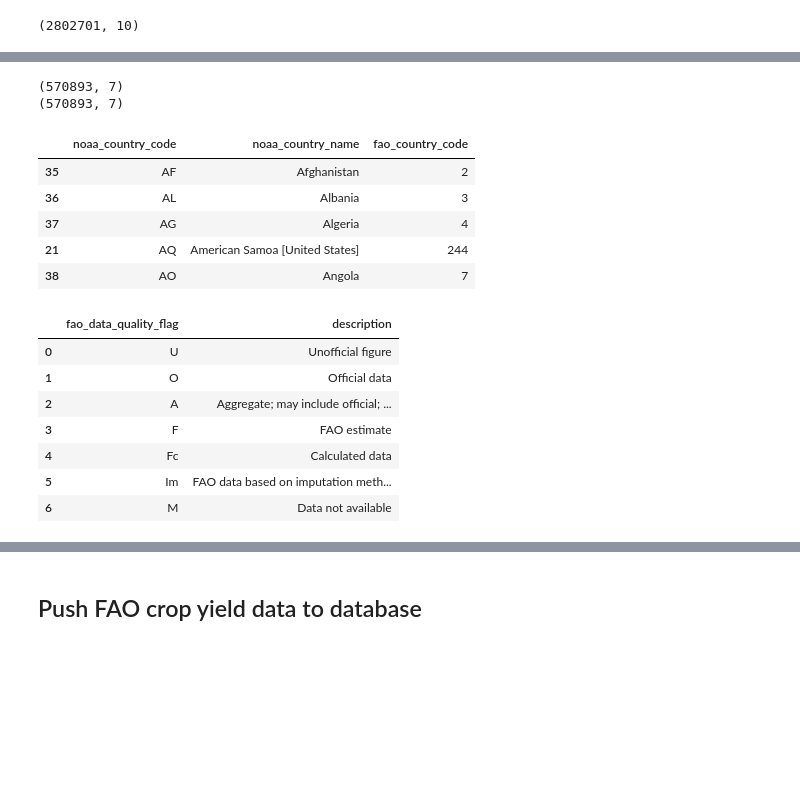
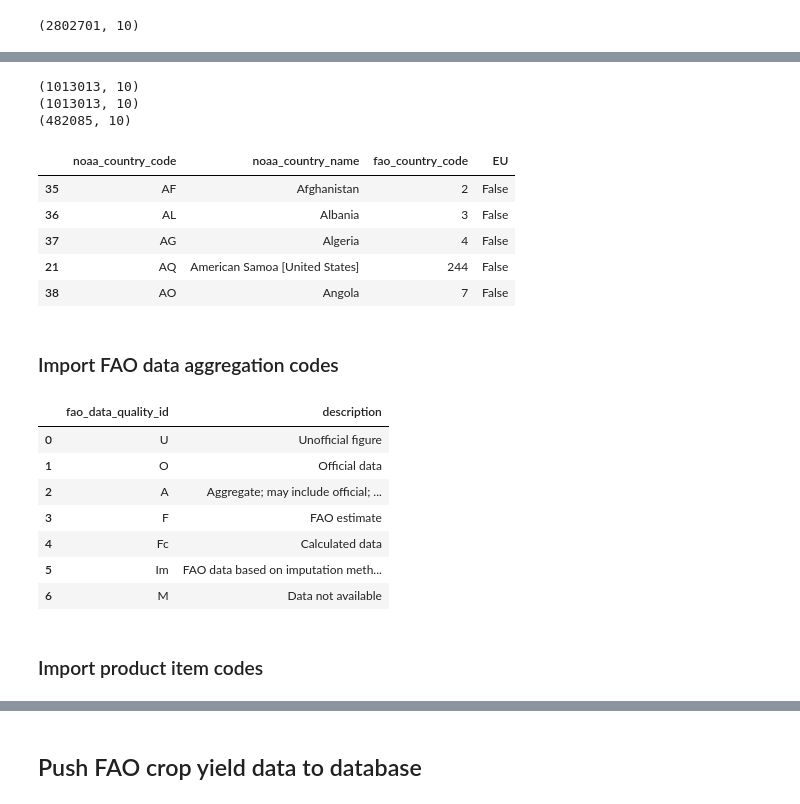
Before and after one commit to Donal-Flanagan/WBS_coding_school_data_science_bootcamp, a Jupyter notebook: climate_change_project/crop_yield_preprocessing_normalized.ipynb, the cells around one changed output, grey strips where cells are left out. Cells and saved outputs as stored; diff of their text form; code cells hidden in the pictures; blank space fills up the shorter version.

```diff
--- a/climate_change_project/crop_yield_preprocessing_normalized.ipynb
+++ b/climate_change_project/crop_yield_preprocessing_normalized.ipynb
@@ -71,6 +68,0 @@ fao_country_data.shape
-# %%
-# Load the noaa ghcnd countries
-noaa_file_path = './data/noaa_ghcn_aws_data/'
-noaa_countries_file_name = 'ghcnd-countries'
-noaa_countries = pd.read_fwf(f"{noaa_file_path}{noaa_countries_file_name}.txt", header=None, names = ["FIPS_country_code", "ghcnd_country"])
-noaa_countries.shape
@@ -78,0 +71,17 @@ noaa_countries.shape
+# %%
+# Load the fao countries
+fao_country_data = fao_crop_yield_data.groupby(['fao_country_name', 'fao_country_code']).year.agg(['min', 'max'])
+fao_country_data.reset_index(inplace=True)
+# Merge with the FIPS country codes
+country_codes = pd.DataFrame(FIPS_10_country_codes)
+country_codes = country_codes.merge(fao_country_data, how='inner', left_on='country_name', right_on='fao_country_name')
+# Load the noaa ghcnd countries
+noaa_file_path = './data/noaa_ghcn_aws_data/'
+noaa_countries_file_name = 'ghcnd-countries'
+ghcnd_countries = pd.read_fwf(f"{noaa_file_path}{noaa_countries_file_name}.txt", header=None, names = ["noaa_country_code", "noaa_country_name"])
+# Join the noaa countries
+country_codes = country_codes.merge(ghcnd_countries, how='inner', left_on='noaa_country_code', right_on='noaa_country_code')
+
+country_codes.drop(['noaa_country_name', 'fao_country_name'], axis=1, inplace=True)
+country_codes.rename(columns={'min': '', '': '', '': 'min'})
+country_codes.head()
@@ -78,0 +103,4 @@ noaa_countries.shape
+# %%
+for country in fao_country_data.fao_country_name.values:
+    if country not in FIPS_10_fao_country_codes_df.fao_country_name.values:
+        print(country)
@@ -140,6 +224,12 @@ for country in fao_countries:
             'noaa_country_code': np.nan,
         })
 country_data = pd.DataFrame(country_data).sort_values(['noaa_country_name', 'fao_country_name'])
-country_data.dropna(inplace=True)
-country_data.head()
+#country_data.dropna(inplace=True)
+
+eu_countries = ['Austria', 'Belgium', 'Bulgaria', 'Croatia', 'Cyprus', 'Czech Republic', 'Denmark', 'Estonia', 'Finland', 'France', 'Germany', 'Greece', 'Hungary', 'Ireland', 'Italy', 'Latvia', 'Lithuania', 'Luxembourg', 'Malta', 'Netherlands', 'Poland', 'Portugal', 'Romania', 'Slovakia', 'Slovenia', 'Spain', 'Sweden']
+#country_data[(country_data.noaa_country_name.isin(eu_countries)) | (country_data.fao_country_name.isin(eu_countries))]
+country_data['EU'] = country_data.noaa_country_name.apply(lambda x: True if x in eu_countries else False)
+
+
+country_data[country_data.noaa_country_code.isna()]
 # %% [output]
@@ -155,42 +496,49 @@ country_data.head()
 fao_crop_yield_data = fao_crop_yield_data[fao_crop_yield_data.fao_country_code.isin(country_data.fao_country_code)]
 
 # Remove rows relating to unnecessary production_types.
-# Yield = production/area_harvested so we can drop those two rows. The rest are for animals, which do not depend on weather.
-production_types_to_drop = ['Area harvested', 'Production', 'Stocks', 'Laying', 'Producing Animals/Slaughtered', 'Yield/Carcass Weight', 'Milk Animals', 'Prod Popultn']
+# Yield = production/area_harvested so we can drop those two rows.
 print(fao_crop_yield_data.shape)
-fao_crop_yield_data = fao_crop_yield_data[~fao_crop_yield_data.production_type.isin(production_types_to_drop)]
+fao_crop_yield_data = fao_crop_yield_data[~fao_crop_yield_data.production_type.isin(['Area harvested', 'Production'])]
+# Products with other production types are animals, which do not depend on weather.
+# Find the corresponding product_ids and drop them
+print(fao_crop_yield_data.shape)
+product_types_to_drop = ['Stocks', 'Laying', 'Producing Animals/Slaughtered', 'Yield/Carcass Weight', 'Milk Animals', 'Prod Popultn']
+products_to_drop = fao_crop_yield_data[fao_crop_yield_data.production_type.isin(production_types_to_drop)].product_id.unique()
+fao_crop_yield_data = fao_crop_yield_data[~fao_crop_yield_data.product_id.isin(products_to_drop)]
 print(fao_crop_yield_data.shape)
 
 # Removing unnecessary columns
 fao_crop_yield_data.drop(['fao_country_name', 'product', 'production_type_id', 'production_type'], axis=1, inplace=True, errors='ignore')
 # %% [output]
-(570893, 7)
-(570893, 7)
+(1013013, 10)
+(1013013, 10)
+(482085, 10)
 # %%
 # Split the country_data to create two tables with primary keys
-fao_country_codes = country_data[['fao_country_code', 'fao_country_name', 'noaa_country_code']]
-noaa_country_codes = country_data[['noaa_country_code', 'noaa_country_name', 'fao_country_code']]
+fao_country_codes = country_data[['fao_country_code', 'fao_country_name', 'noaa_country_code', 'EU']]
+noaa_country_codes = country_data[['noaa_country_code', 'noaa_country_name', 'fao_country_code', 'EU']]
 noaa_country_codes.head()
 # %% [output]
-|  | noaa_country_code | noaa_country_name | fao_country_code |
-| 35 | AF | Afghanistan | 2 |
-| 36 | AL | Albania | 3 |
-| 37 | AG | Algeria | 4 |
-| 21 | AQ | American Samoa [United States] | 244 |
-| 38 | AO | Angola | 7 |
+|  | noaa_country_code | noaa_country_name | fao_country_code | EU |
+| 35 | AF | Afghanistan | 2 | False |
+| 36 | AL | Albania | 3 | False |
+| 37 | AG | Algeria | 4 | False |
+| 21 | AQ | American Samoa [United States] | 244 | False |
+| 38 | AO | Angola | 7 | False |
+# %% [markdown]
+### Import FAO data aggregation codes
 # %%
-# Import fao data aggregation codes
 file_name = 'Production_Crops_Livestock_E_Flags'
 fao_data_quality_description = pd.read_csv(f"{fao_file_path}fao_crop_data/normalized/{file_name}.csv", encoding='latin-1')
 # Make column names lower case
 fao_data_quality_description.columns = fao_data_quality_description.columns.str.lower()
-fao_data_quality_description.rename({'flag': 'fao_data_quality_flag'}, axis=1, inplace=True)
+fao_data_quality_description.rename({'flag': 'fao_data_quality_id'}, axis=1, inplace=True)
 # Rename confusing data aggregation flags
 fao_data_quality_description.replace('<blank>', 'O', inplace=True)
 fao_data_quality_description.replace('*', 'U', inplace=True)
 fao_data_quality_description
 # %% [output]
-|  | fao_data_quality_flag | description |
+|  | fao_data_quality_id | description |
 | 0 | U | Unofficial figure |
 | 1 | O | Official data |
 | 2 | A | Aggregate; may include official; ... |
@@ -198,4 +546,6 @@ fao_data_quality_description
 | 4 | Fc | Calculated data |
 | 5 | Im | FAO data based on imputation meth... |
 | 6 | M | Data not available |
+# %% [markdown]
+### Import product item codes
 # %%
```
Also changed, not shown: parts of 68 cells of this notebook.
